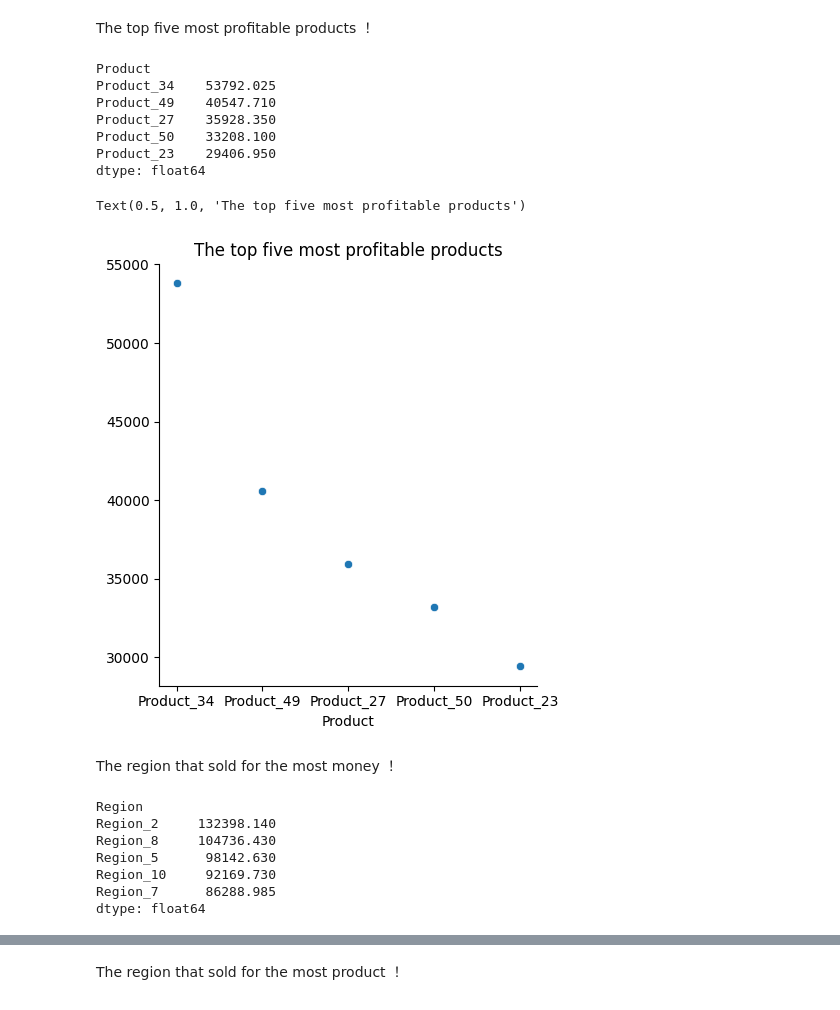
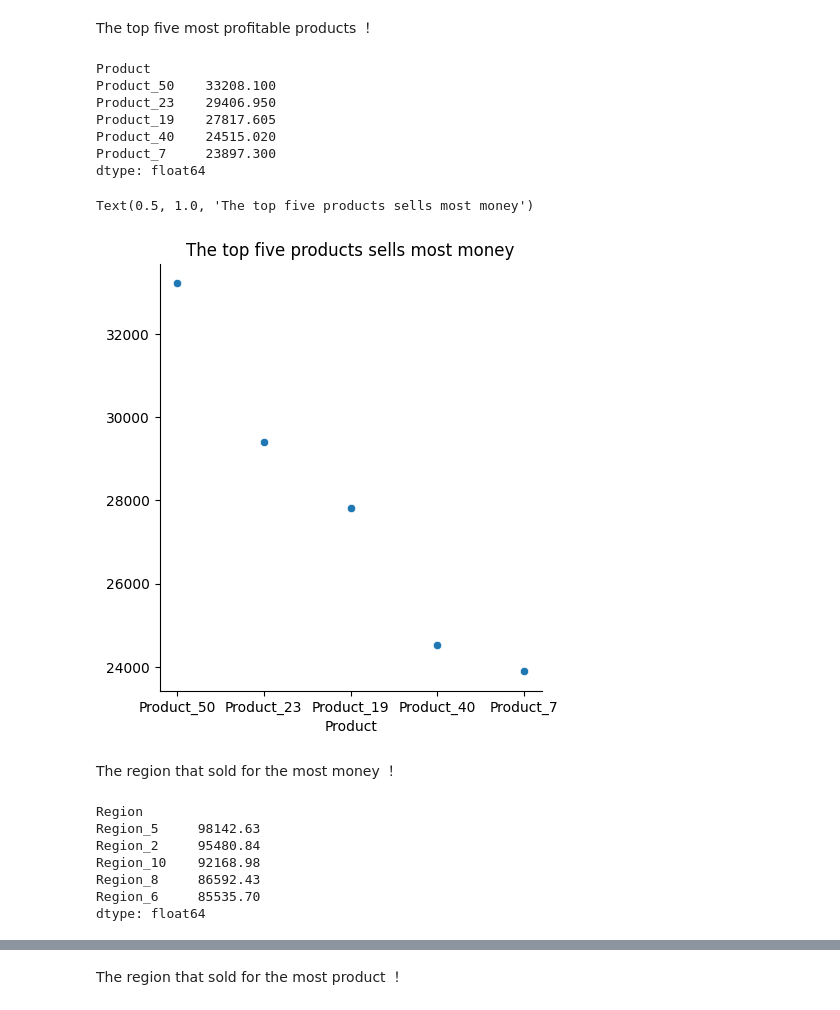
Before and after one commit to JacdowYc/Schulich_data_science1, a Jupyter notebook: Assignment 1.ipynb, the cells around one changed output, grey strips where cells are left out. Drawn from its saved outputs; the diff is of its cells as text; code cells hidden in the pictures.

```diff
--- a/Assignment 1.ipynb
+++ b/Assignment 1.ipynb
@@ -47,3 +60,6 @@ sns.histplot(df['Units Sold'])   # looks like normal distrbution, seems no outli
+# %%
+# drop the outlier
+df.drop([269, 407, 421], axis=0, inplace=True )
 # %%
 # Data Cleaing
 # Step 1
@@ -137,29 +153,29 @@ The top five most profitable products ！
 total_sales.sort_values(ascending=False).head()  # The top five most profitable products
 # %% [output]
 Product
-Product_34    53792.025
-Product_49    40547.710
-Product_27    35928.350
 Product_50    33208.100
 Product_23    29406.950
+Product_19    27817.605
+Product_40    24515.020
+Product_7     23897.300
 dtype: float64
 # %%
 sns.relplot(total_sales.sort_values(ascending=False).head())
-plt.title('The top five most profitable products')
+plt.title('The top five products sells most money')
 # %% [output]
-Text(0.5, 1.0, 'The top five most profitable products')
+Text(0.5, 1.0, 'The top five products sells most money')
-[figure, old version]
+[figure, new version]
 # %% [markdown]
 The region that sold for the most money ！
 # %%
 Region_sales.sort_values(ascending=False).head()  # The region that sold for the most money
 # %% [output]
 Region
-Region_2     132398.140
-Region_8     104736.430
-Region_5      98142.630
-Region_10     92169.730
-Region_7      86288.985
+Region_5     98142.63
+Region_2     95480.84
+Region_10    92168.98
+Region_8     86592.43
+Region_6     85535.70
 dtype: float64
 # %%
 sns.relplot(Region_sales.sort_values(ascending=False).head())
```
Also changed, not shown: parts of 25 cells of this notebook.
